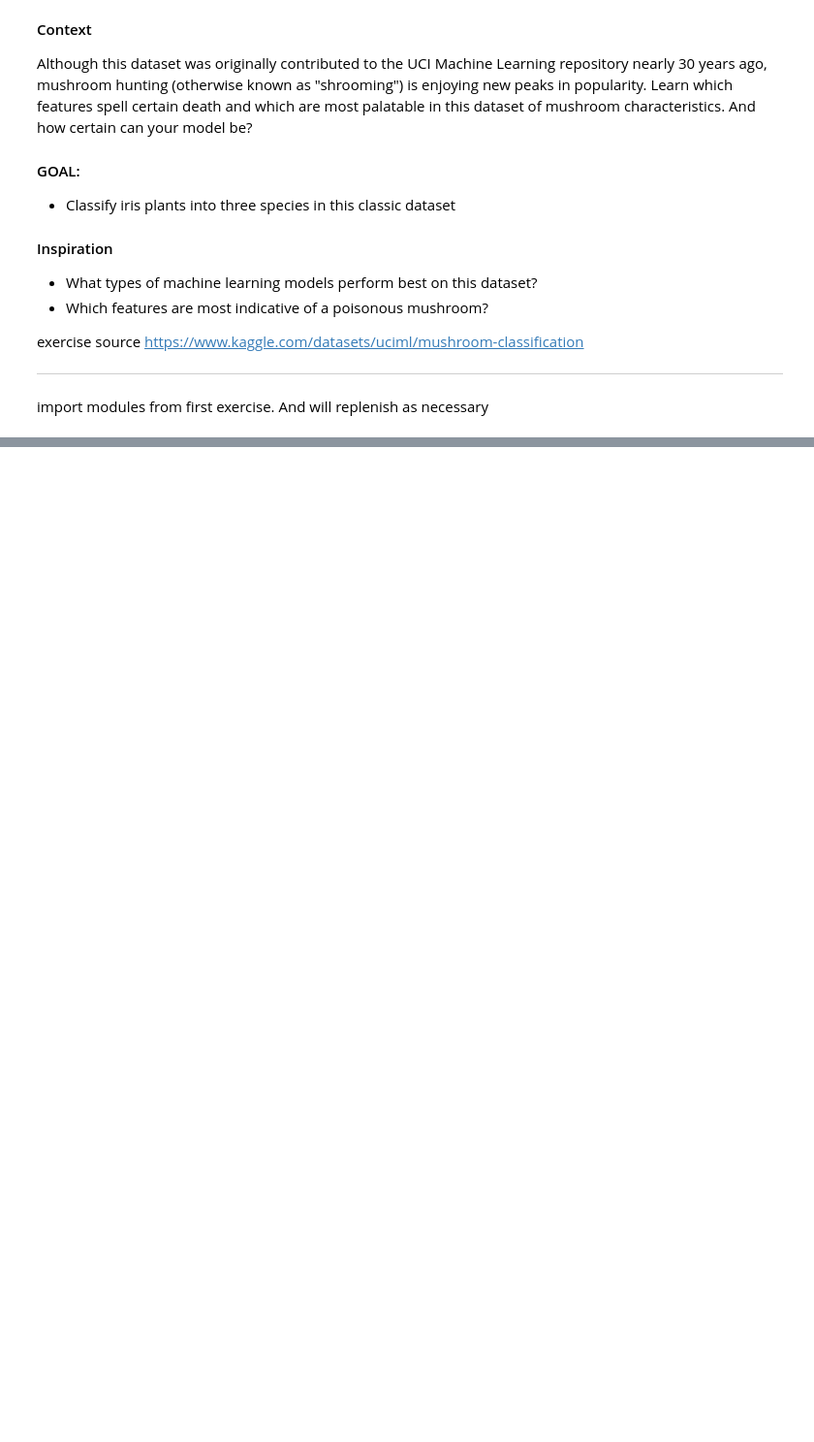
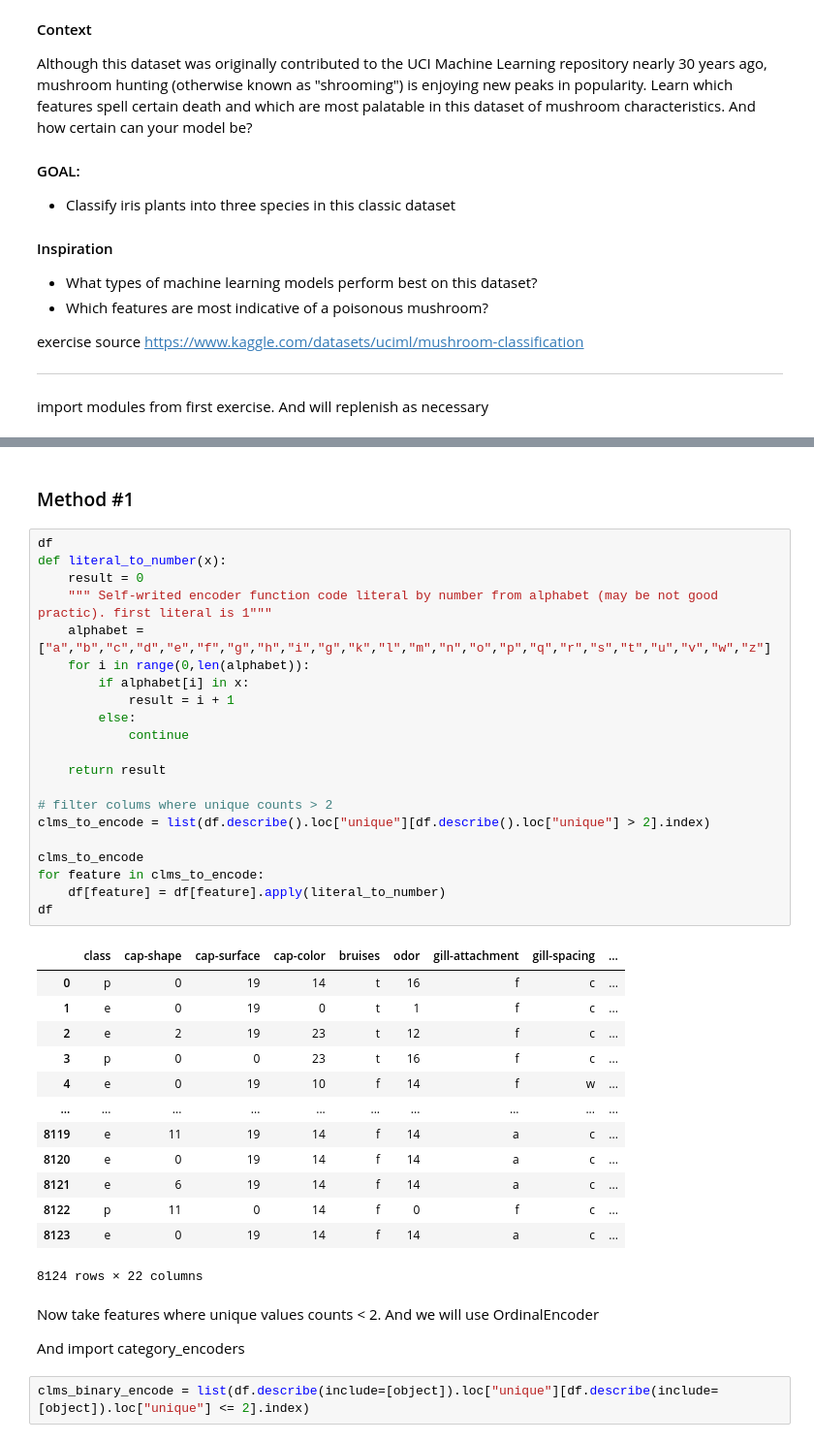
Before and after one commit to Arthurolaf/my_kaggle_practicum, a Jupyter notebook: Beginer/Mushroom Classification/pb_Mushroom_Classification_eng.ipynb, the cells around one changed output, grey strips where cells are left out. Shown at 97% size. Cells and saved outputs as stored; diff of their text form; blank space fills up the shorter version.

```diff
--- a/Beginer/Mushroom Classification/pb_Mushroom_Classification_eng.ipynb
+++ b/Beginer/Mushroom Classification/pb_Mushroom_Classification_eng.ipynb
@@ -37,0 +154,43 @@ from sklearn.metrics import classification_report
+# %% [markdown]
+### Method #1
+# %%
+df
+def literal_to_number(x):
+    result = 0
+    """ Self-writed encoder function code literal by number from alphabet (may be not good practic). first literal is 1"""
+    alphabet = ["a","b","c","d","e","f","g","h","i","g","k","l","m","n","o","p","q","r","s","t","u","v","w","z"]
+    for i in range(0,len(alphabet)):
+        if alphabet[i] in x:
+            result = i + 1
+        else:
+            continue
+
+    return result
+
+# filter colums where unique counts > 2
+clms_to_encode = list(df.describe().loc["unique"][df.describe().loc["unique"] > 2].index)
+
+clms_to_encode
+for feature in clms_to_encode:
+    df[feature] = df[feature].apply(literal_to_number)
+df
+# %% [output]
+|  | class | cap-shape | cap-surface | cap-color | bruises | odor | gill-attachment | gill-spacing | ... |
+| 0 | p | 0 | 19 | 14 | t | 16 | f | c | ... |
+| 1 | e | 0 | 19 | 0 | t | 1 | f | c | ... |
+| 2 | e | 2 | 19 | 23 | t | 12 | f | c | ... |
+| 3 | p | 0 | 0 | 23 | t | 16 | f | c | ... |
+| 4 | e | 0 | 19 | 10 | f | 14 | f | w | ... |
+| ... | ... | ... | ... | ... | ... | ... | ... | ... | ... |
+| 8119 | e | 11 | 19 | 14 | f | 14 | a | c | ... |
+| 8120 | e | 0 | 19 | 14 | f | 14 | a | c | ... |
+| 8121 | e | 6 | 19 | 14 | f | 14 | a | c | ... |
+| 8122 | p | 11 | 0 | 14 | f | 0 | f | c | ... |
+| 8123 | e | 0 | 19 | 14 | f | 14 | a | c | ... |
+8124 rows × 22 columns
+# %% [markdown]
+Now take features where unique values counts < 2. And we will use  OrdinalEncoder
+
+And  import category_encoders
+# %%
+clms_binary_encode = list(df.describe(include=[object]).loc["unique"][df.describe(include=[object]).loc["unique"] <= 2].index)
```
Also changed, not shown: parts of 13 cells of this notebook, 4 other files.
